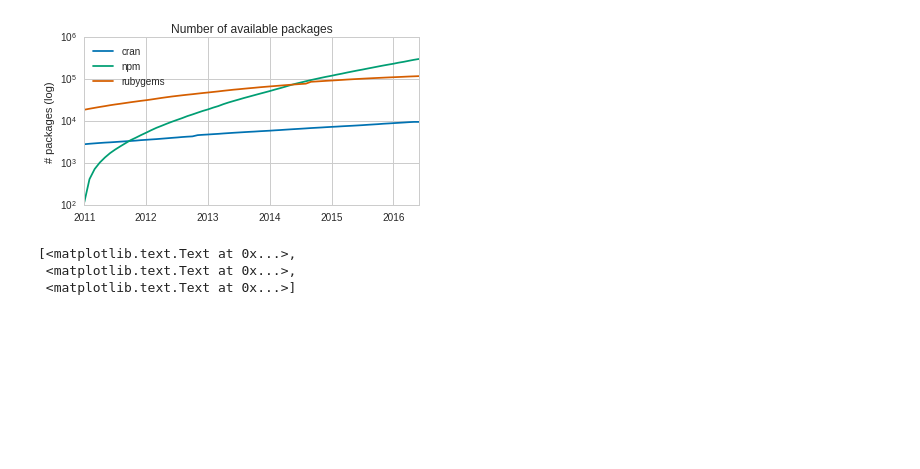
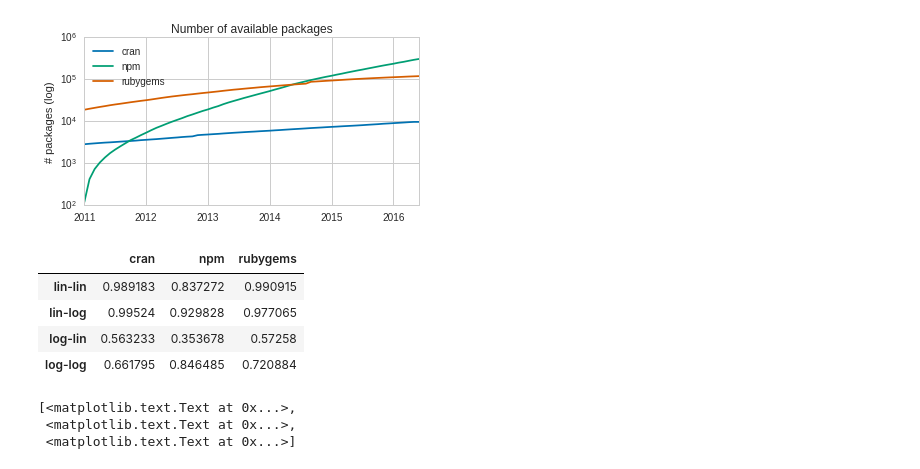
Before and after one commit to AlexandreDecan/ecos-emse, a Jupyter notebook: notebooks/Graphs metrics.ipynb, the cells around one changed output. Cells and saved outputs as stored; diff of their text form; code cells hidden in the pictures; blank space fills up the shorter version.

Commit message:
Regressions

```diff
--- a/notebooks/Graphs metrics.ipynb
+++ b/notebooks/Graphs metrics.ipynb
@@ -58,6 +58,14 @@ ax.set(
  <matplotlib.text.Text at 0x...>,
  <matplotlib.text.Text at 0x...>]
 [figure]
+# %%
+evolution_linlog_regressions(df.astype(float))
+# %% [output]
+|  | cran | npm | rubygems |
+| lin-lin | 0.989183 | 0.837272 | 0.990915 |
+| lin-log | 0.99524 | 0.929828 | 0.977065 |
+| log-lin | 0.563233 | 0.353678 | 0.57258 |
+| log-log | 0.661795 | 0.846485 | 0.720884 |
 # %%
 figure, ax = matplotlib.pyplot.subplots()
 figure.set_size_inches(FIG_SIZE)
```
Also changed, not shown: parts of 4 cells of this notebook, 2 other files.
